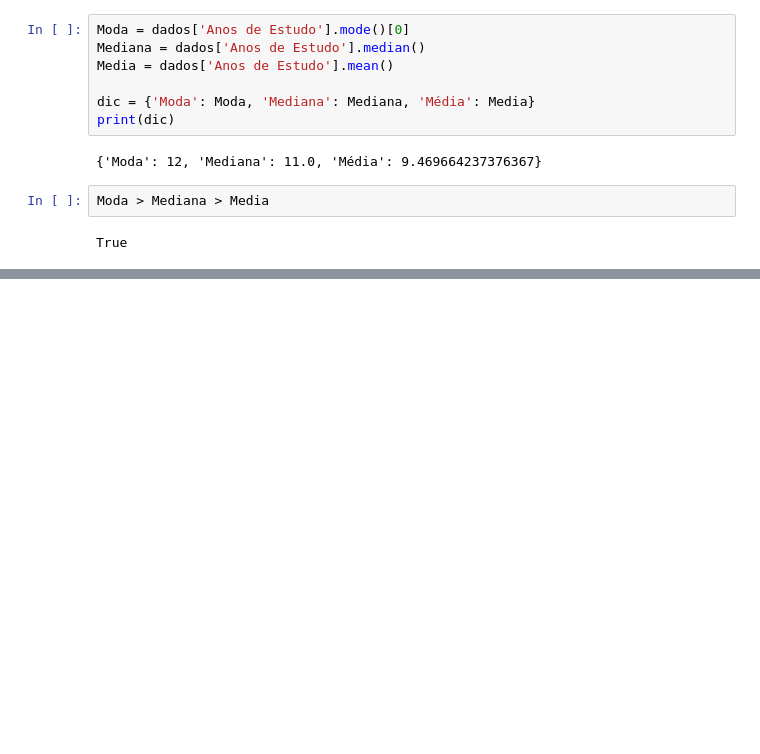
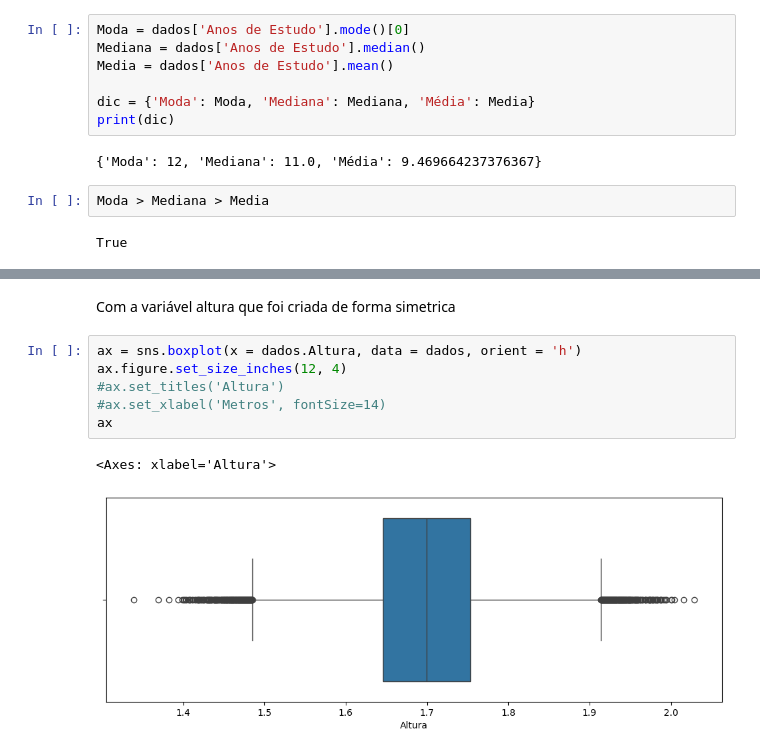
Before and after one commit to DanyloHenrique/estatisticaComPython, a Jupyter notebook: parte 1 Frequências e Medidas/estatisticaComPythonParte1.ipynb, the cells around one changed output, grey strips where cells are left out. Drawn from its saved outputs; the diff is of its cells as text; blank space fills up the shorter version.

```diff
--- a/parte 1 Frequências e Medidas/estatisticaComPythonParte1.ipynb
+++ b/parte 1 Frequências e Medidas/estatisticaComPythonParte1.ipynb
@@ -973,0 +1075,11 @@ True
+# %% [markdown]
+Com a variável altura que foi criada de forma simetrica
+# %%
+ax = sns.boxplot(x = dados.Altura, data = dados, orient = 'h')
+ax.figure.set_size_inches(12, 4)
+#ax.set_titles('Altura')
+#ax.set_xlabel('Metros', fontSize=14)
+ax
+# %% [output]
+<Axes: xlabel='Altura'>
+[figure, added]
```
Also changed, not shown: parts of 68 cells of this notebook.
